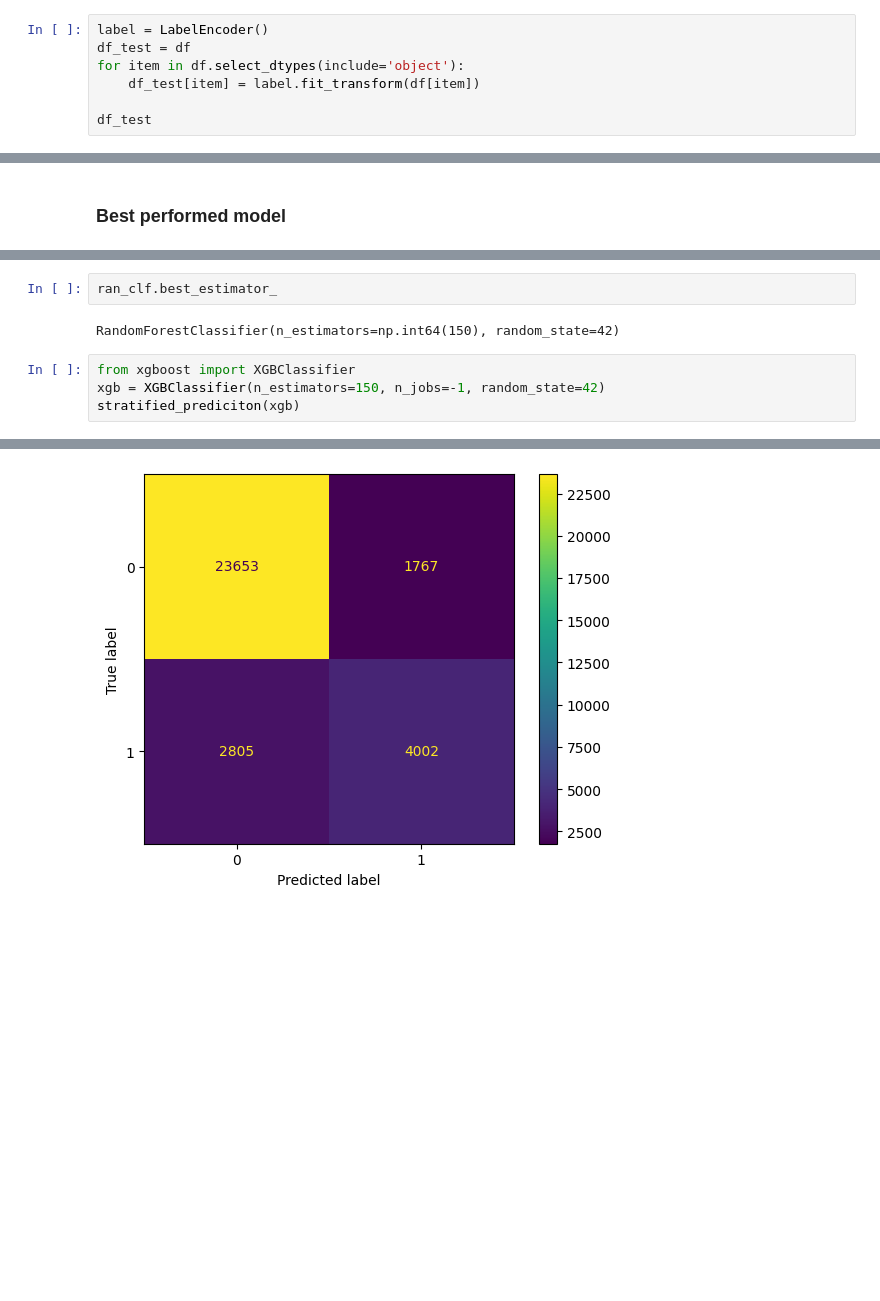
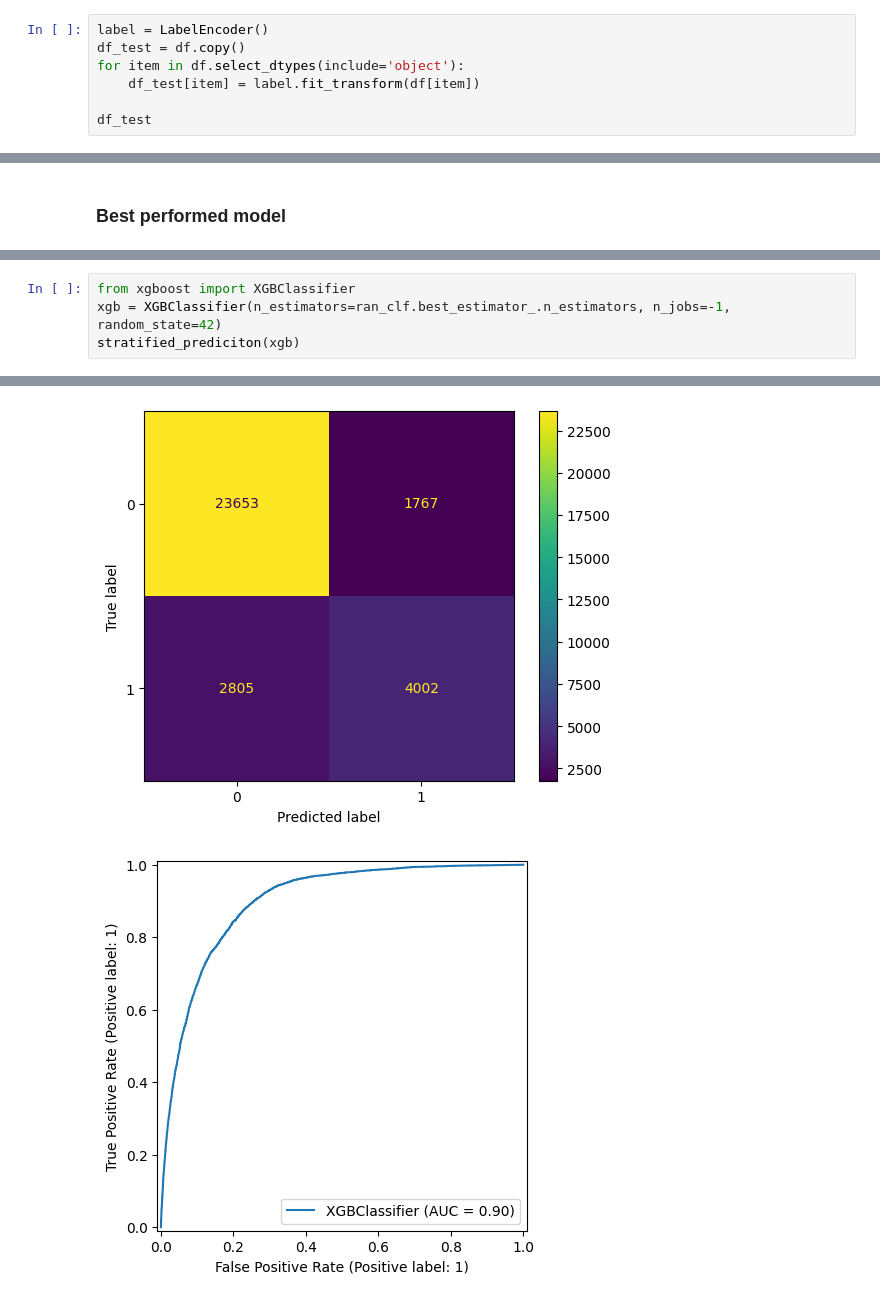
Before and after one commit to nzrv0/Machine-Learning, a Jupyter notebook: classification.ipynb, the cells around one changed output, grey strips where cells are left out. Cells and saved outputs as stored; diff of their text form; blank space fills up the shorter version.

```diff
--- a/classification.ipynb
+++ b/classification.ipynb
@@ -192,7 +187,7 @@ for item in columns:
 ## Future selection
 # %%
 label = LabelEncoder()
-df_test = df
+df_test = df.copy()
 for item in df.select_dtypes(include='object'):
     df_test[item] = label.fit_transform(df[item])
 
@@ -331,10 +350,6 @@ weighted avg       0.86      0.87      0.86     32227
-# %%
-ran_clf.best_estimator_
-# %% [output]
-RandomForestClassifier(n_estimators=np.int64(150), random_state=42)
 # %%
 from xgboost import XGBClassifier
-xgb = XGBClassifier(n_estimators=150, n_jobs=-1, random_state=42)
+xgb = XGBClassifier(n_estimators=ran_clf.best_estimator_.n_estimators, n_jobs=-1, random_state=42)
 stratified_prediciton(xgb)
 # %% [output]
 Kfold: 0
@@ -366,2 +374,3 @@ weighted avg       0.85      0.86      0.85     32227
 [figure]
 [figure]
+[figure, added]
```
Also changed, not shown: parts of 5 cells of this notebook, 2 other files.
